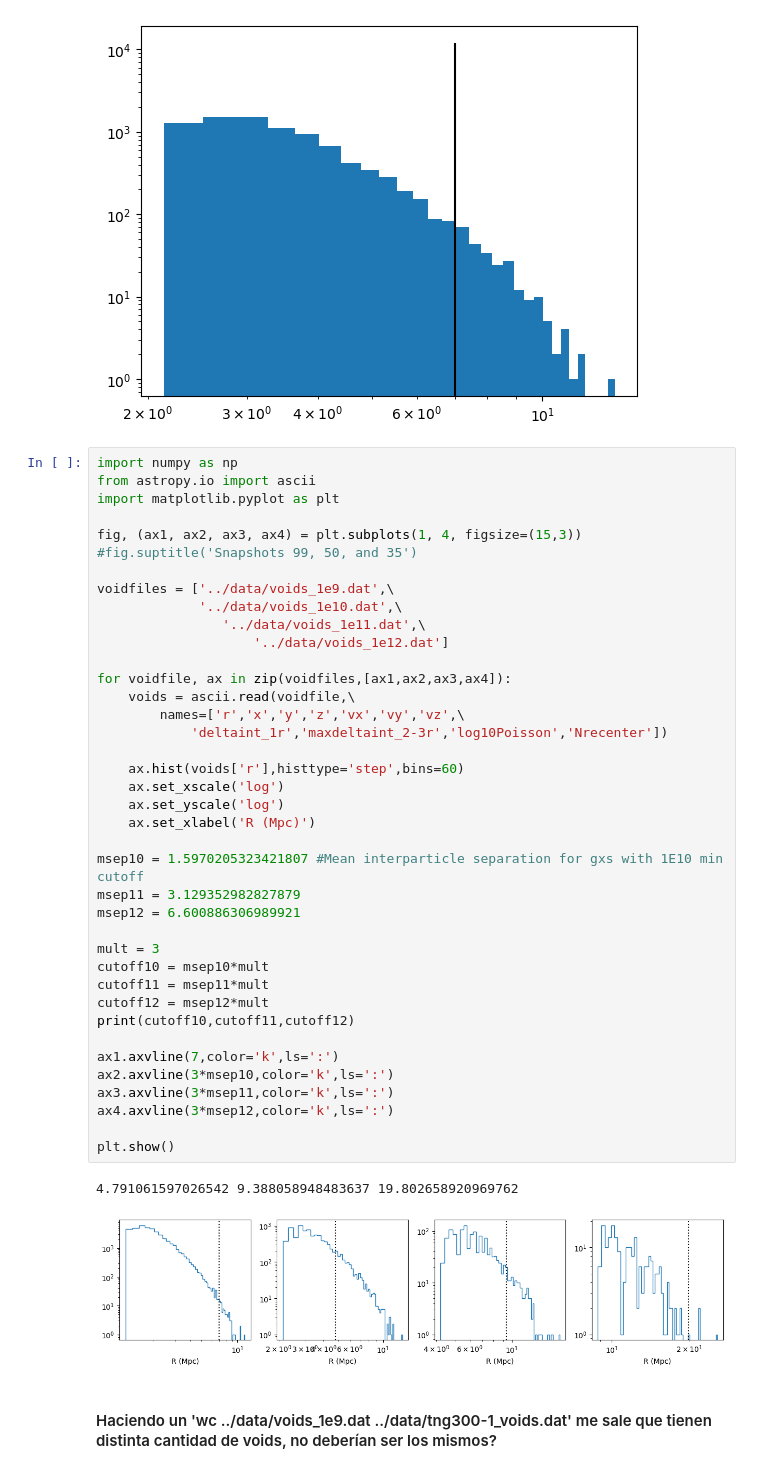
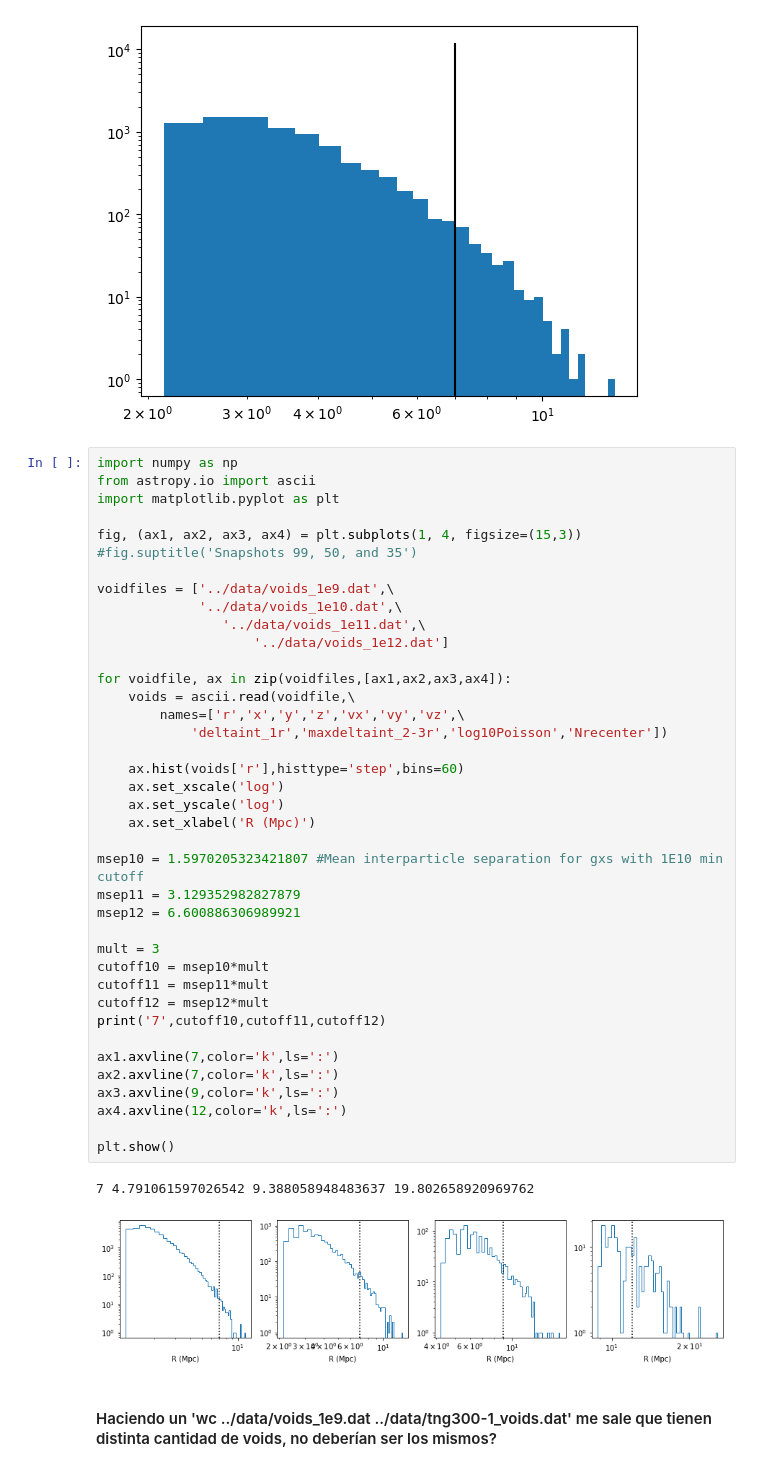
Before and after one commit to FedeDavilaKurban/VPF, a Jupyter notebook: test_voidsCutoffRadius.ipynb, the cells around one changed output. Saved outputs shown, nothing was run; the diff lists cells and outputs as text.

```diff
--- a/test_voidsCutoffRadius.ipynb
+++ b/test_voidsCutoffRadius.ipynb
@@ -44,39 +44,39 @@ fig, (ax1, ax2, ax3, ax4) = plt.subplots(1, 4, figsize=(15,3))
 #fig.suptitle('Snapshots 99, 50, and 35')
 
 voidfiles = ['../data/voids_1e9.dat',\
              '../data/voids_1e10.dat',\
                 '../data/voids_1e11.dat',\
                     '../data/voids_1e12.dat']
 
 for voidfile, ax in zip(voidfiles,[ax1,ax2,ax3,ax4]):
     voids = ascii.read(voidfile,\
         names=['r','x','y','z','vx','vy','vz',\
             'deltaint_1r','maxdeltaint_2-3r','log10Poisson','Nrecenter'])
 
     ax.hist(voids['r'],histtype='step',bins=60)
     ax.set_xscale('log')
     ax.set_yscale('log')
     ax.set_xlabel('R (Mpc)')
 
 msep10 = 1.5970205323421807 #Mean interparticle separation for gxs with 1E10 min cutoff
 msep11 = 3.129352982827879
 msep12 = 6.600886306989921
 
 mult = 3
 cutoff10 = msep10*mult
 cutoff11 = msep11*mult
 cutoff12 = msep12*mult
-print(cutoff10,cutoff11,cutoff12)
+print('7',cutoff10,cutoff11,cutoff12)
 
 ax1.axvline(7,color='k',ls=':')
-ax2.axvline(3*msep10,color='k',ls=':')
-ax3.axvline(3*msep11,color='k',ls=':')
-ax4.axvline(3*msep12,color='k',ls=':')
+ax2.axvline(7,color='k',ls=':')
+ax3.axvline(9,color='k',ls=':')
+ax4.axvline(12,color='k',ls=':')
 
 plt.show()
 # %% [output]
-4.791061597026542 9.388058948483637 19.802658920969762
+7 4.791061597026542 9.388058948483637 19.802658920969762
-[figure, old version]
+[figure, new version]
 # %% [markdown]
 #### Haciendo un 'wc ../data/voids_1e9.dat ../data/tng300-1_voids.dat' me sale que tienen distinta cantidad de voids, no deberían ser los mismos?
 # %%
```
